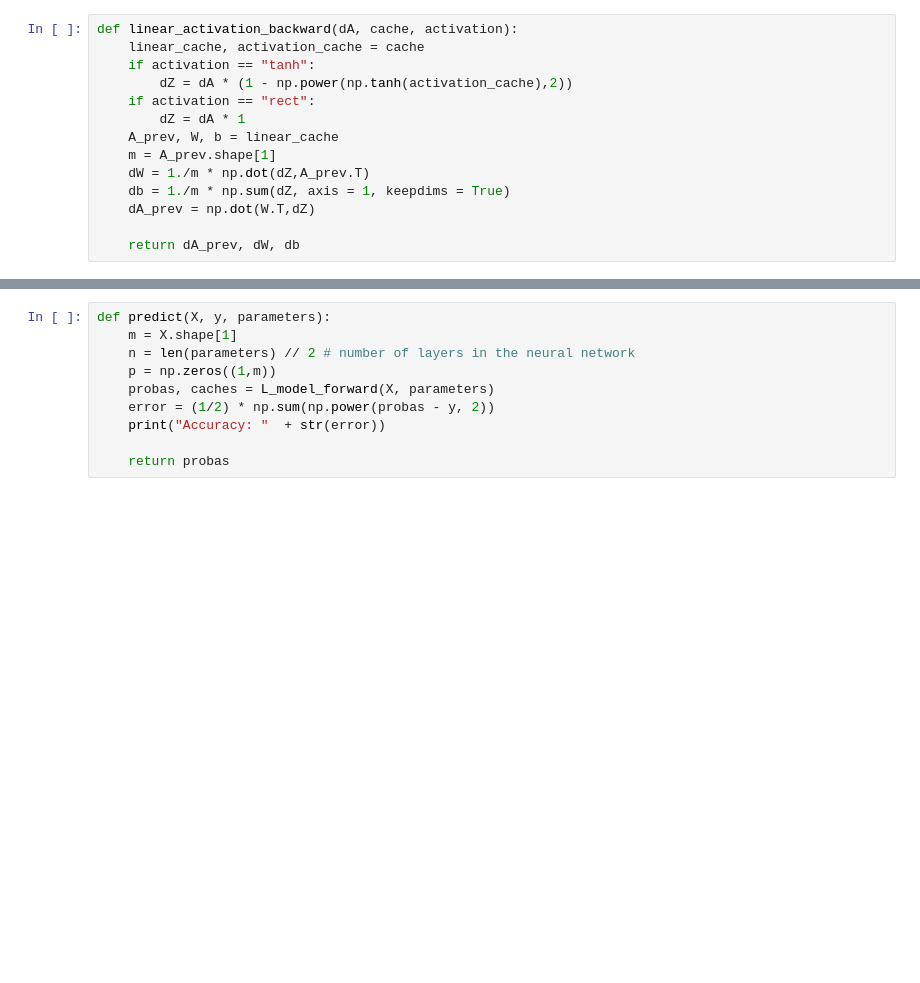
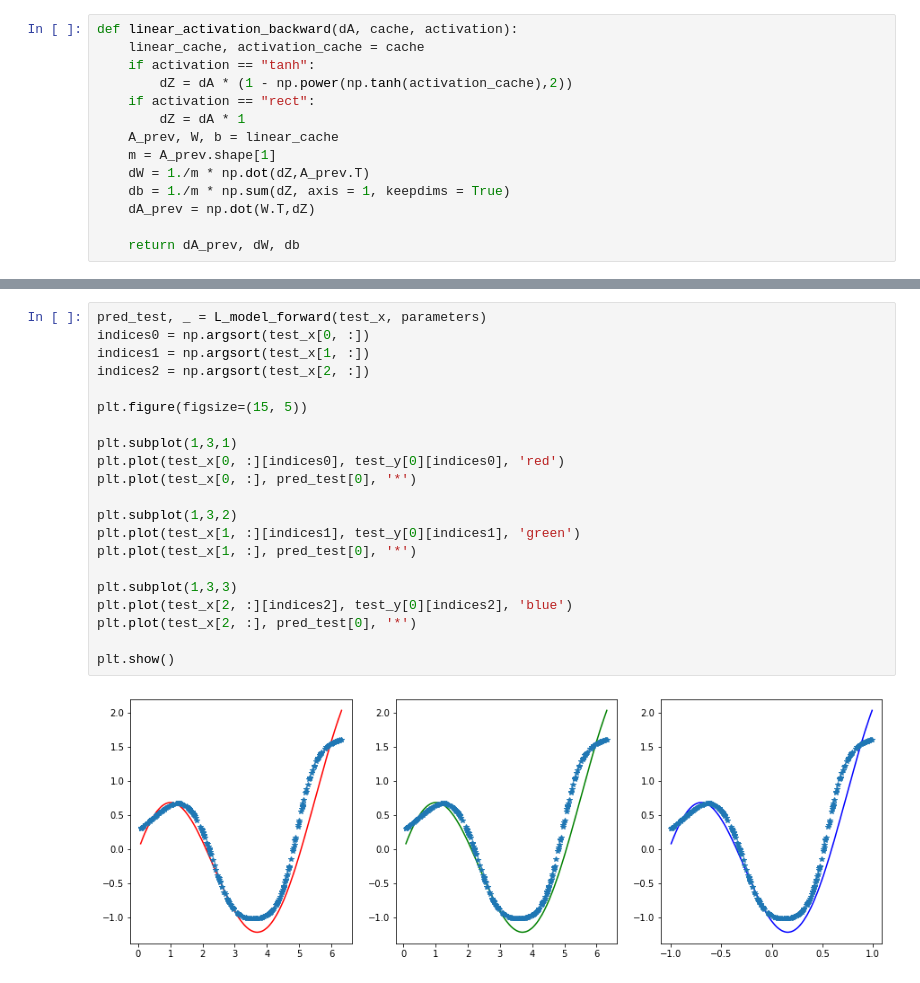
Before and after one commit to agustinsilva447/Machine-learning, a Jupyter notebook: Redes Neuronales UBA/TP2/UBA_RN_TP2_ejercicioc).ipynb, the cells around one changed output, grey strips where cells are left out. Cells and saved outputs as stored; diff of their text form; blank space fills up the shorter version.

```diff
--- a/Redes Neuronales UBA/TP2/UBA_RN_TP2_ejercicioc).ipynb
+++ b/Redes Neuronales UBA/TP2/UBA_RN_TP2_ejercicioc).ipynb
@@ -134,10 +164,23 @@ Cost after iteration 1000: 48.720384
-# %%
-def predict(X, y, parameters):
-    m = X.shape[1]
-    n = len(parameters) // 2 # number of layers in the neural network
-    p = np.zeros((1,m))
-    probas, caches = L_model_forward(X, parameters)
-    error = (1/2) * np.sum(np.power(probas - y, 2))
-    print("Accuracy: "  + str(error))
-
-    return probas
+# %%
+pred_test, _ = L_model_forward(test_x, parameters)
+indices0 = np.argsort(test_x[0, :])
+indices1 = np.argsort(test_x[1, :])
+indices2 = np.argsort(test_x[2, :])
+
+plt.figure(figsize=(15, 5))
+
+plt.subplot(1,3,1)
+plt.plot(test_x[0, :][indices0], test_y[0][indices0], 'red')
+plt.plot(test_x[0, :], pred_test[0], '*')
+
+plt.subplot(1,3,2)
+plt.plot(test_x[1, :][indices1], test_y[0][indices1], 'green')
+plt.plot(test_x[1, :], pred_test[0], '*')
+
+plt.subplot(1,3,3)
+plt.plot(test_x[2, :][indices2], test_y[0][indices2], 'blue')
+plt.plot(test_x[2, :], pred_test[0], '*')
+
+plt.show()
+# %% [output]
+[figure, added]
```
Also changed, not shown: parts of 3 cells of this notebook.
